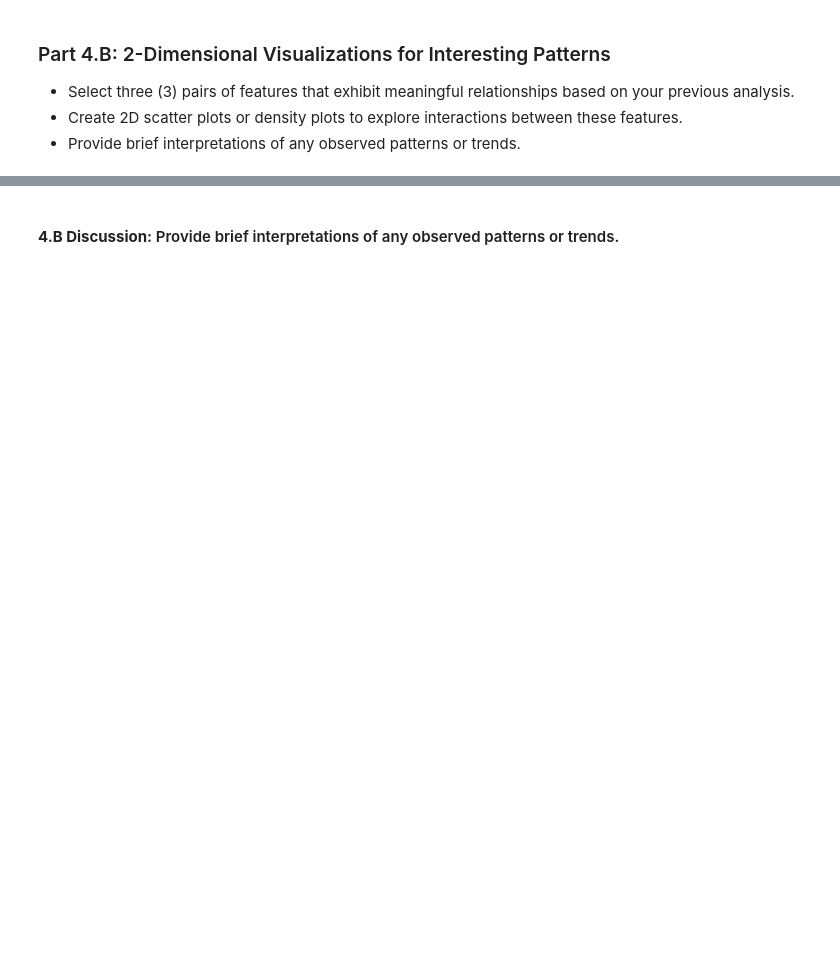
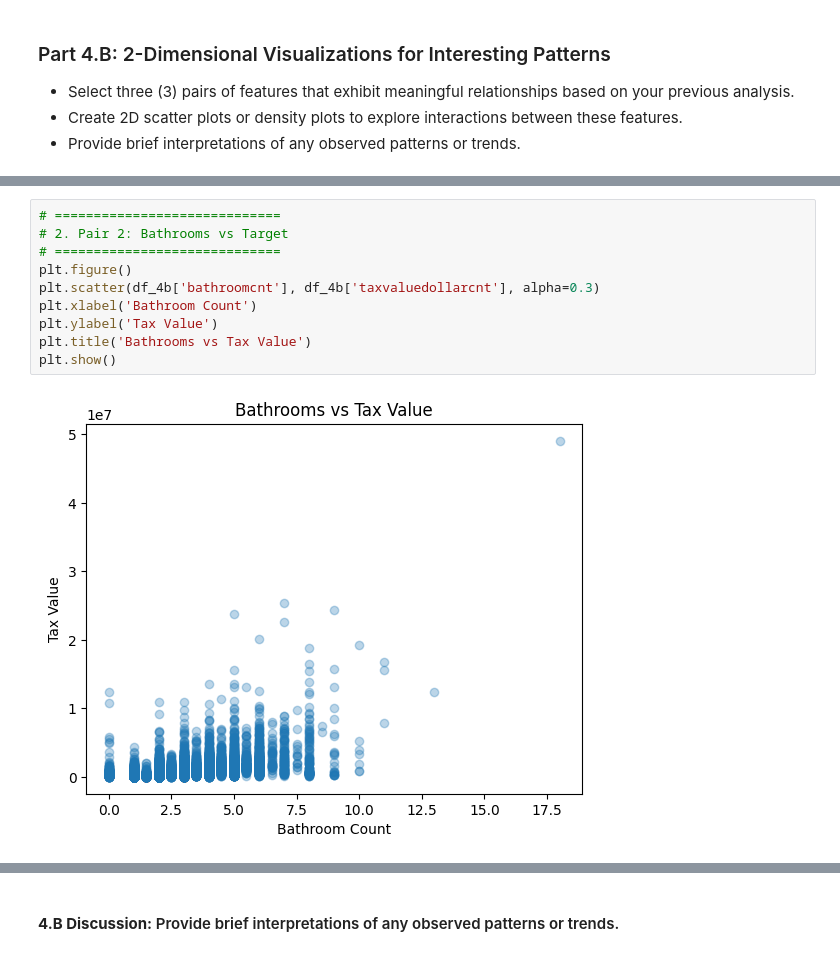
Before and after one commit to jasser-dh/Module-3-Assignments, a Jupyter notebook: Milestone_01.ipynb, the cells around one changed output, grey strips where cells are left out. Drawn from its saved outputs; the diff is of its cells as text; blank space fills up the shorter version.

```diff
--- a/Milestone_01.ipynb
+++ b/Milestone_01.ipynb
@@ -712,0 +1062,12 @@ Pay particular attention to especially interesting and/or strongly correlated fe
+# %%
+# =============================
+# 2. Pair 2: Bathrooms vs Target
+# =============================
+plt.figure()
+plt.scatter(df_4b['bathroomcnt'], df_4b['taxvaluedollarcnt'], alpha=0.3)
+plt.xlabel('Bathroom Count')
+plt.ylabel('Tax Value')
+plt.title('Bathrooms vs Tax Value')
+plt.show()
+# %% [output]
+[figure, added]
```
Also changed, not shown: parts of 18 cells of this notebook, 2 other files.
